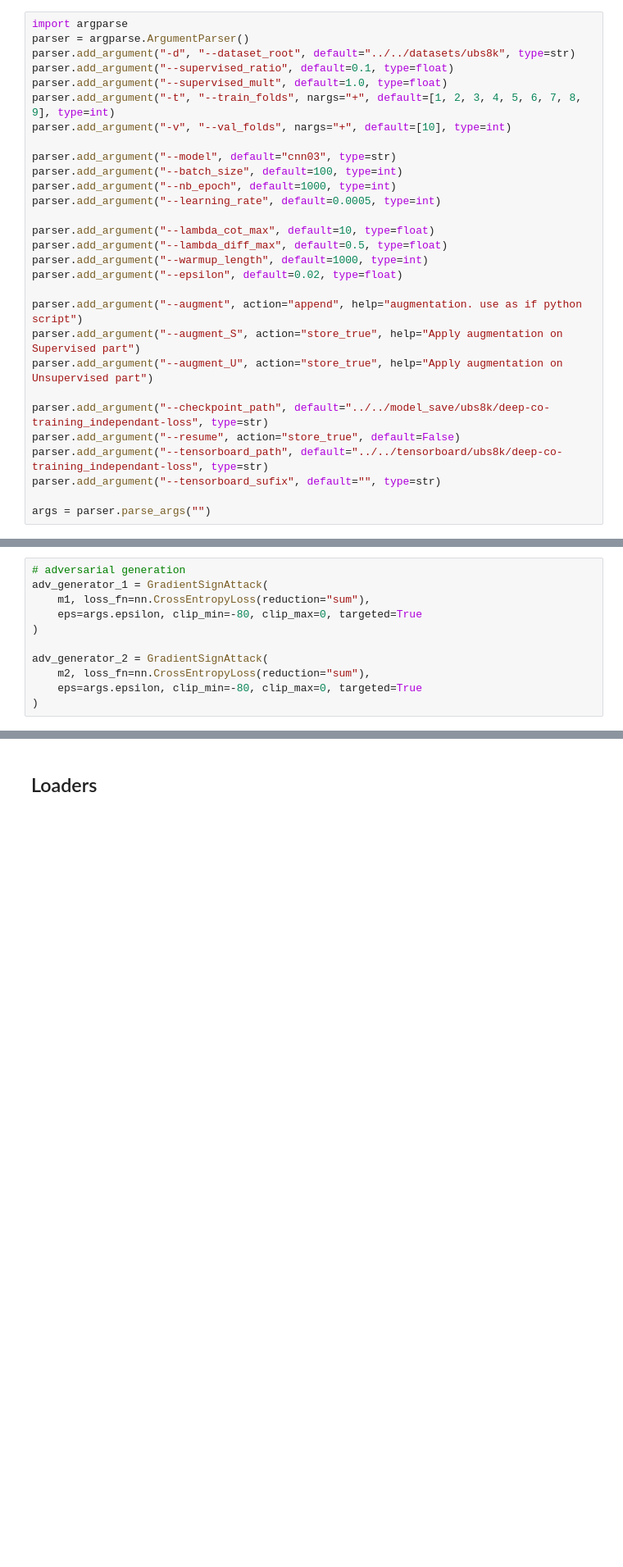
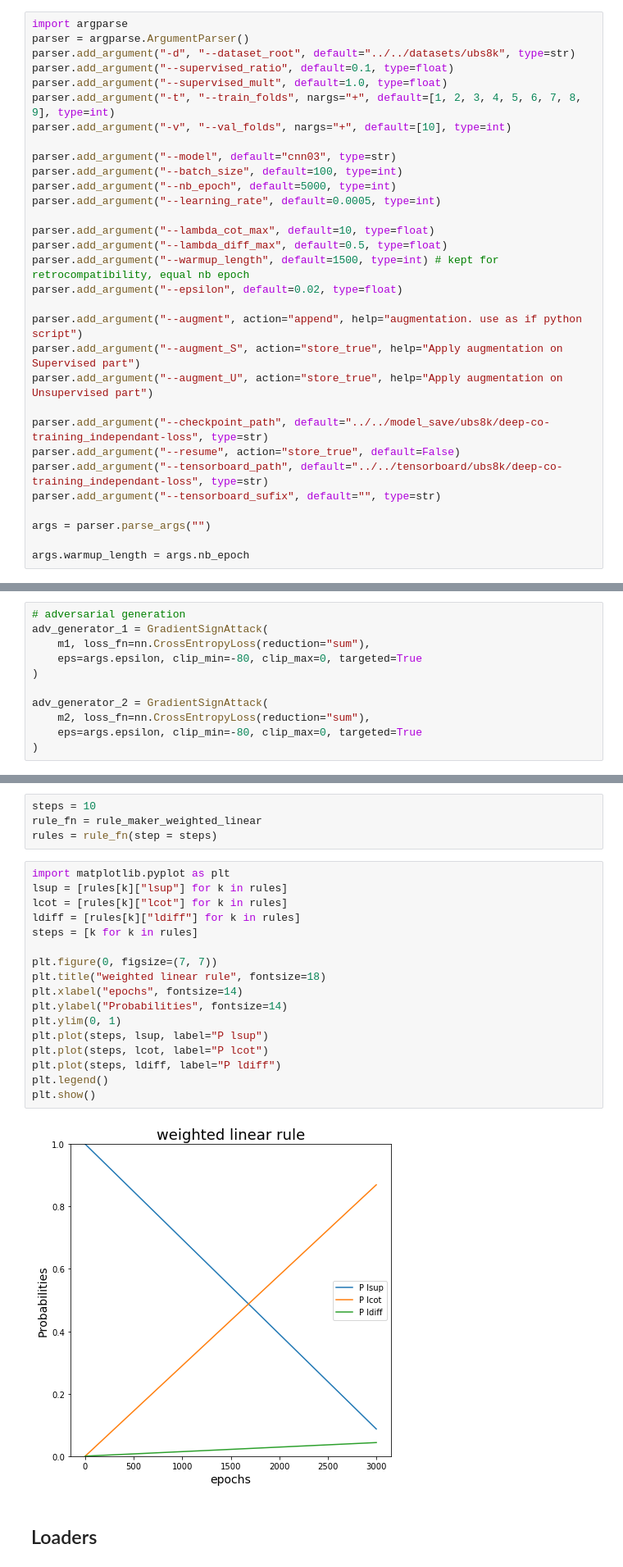
Before and after one commit to lcances/Deep-Co-Training, a Jupyter notebook: UrbanSound8k/notebooks/co-training-independant_loss.ipynb, the cells around one changed output, grey strips where cells are left out. Shown: that part at 82% size. Cells and saved outputs as stored; diff of their text form; blank space fills up the shorter version.

```diff
--- a/UrbanSound8k/notebooks/co-training-independant_loss.ipynb
+++ b/UrbanSound8k/notebooks/co-training-independant_loss.ipynb
@@ -47,12 +44,12 @@ parser.add_argument("-v", "--val_folds", nargs="+", default=[10], type=int)
 
 parser.add_argument("--model", default="cnn03", type=str)
 parser.add_argument("--batch_size", default=100, type=int)
-parser.add_argument("--nb_epoch", default=1000, type=int)
+parser.add_argument("--nb_epoch", default=5000, type=int)
 parser.add_argument("--learning_rate", default=0.0005, type=int)
 
 parser.add_argument("--lambda_cot_max", default=10, type=float)
 parser.add_argument("--lambda_diff_max", default=0.5, type=float)
-parser.add_argument("--warmup_length", default=1000, type=int)
+parser.add_argument("--warmup_length", default=1500, type=int) # kept for retrocompatibility, equal nb epoch
 parser.add_argument("--epsilon", default=0.02, type=float)
 
 parser.add_argument("--augment", action="append", help="augmentation. use as if python script")
@@ -65,6 +62,8 @@ parser.add_argument("--tensorboard_path", default="../../tensorboard/ubs8k/deep-
 parser.add_argument("--tensorboard_sufix", default="", type=str)
 
 args = parser.parse_args("")
+
+args.warmup_length = args.nb_epoch
 # %% [markdown]
 ## Prepare the dataset
 # %%
@@ -107,3 +310,26 @@ adv_generator_2 = GradientSignAttack(
+# %%
+steps = 10
+rule_fn = rule_maker_weighted_linear
+rules = rule_fn(step = steps)
+# %%
+import matplotlib.pyplot as plt
+lsup = [rules[k]["lsup"] for k in rules]
+lcot = [rules[k]["lcot"] for k in rules]
+ldiff = [rules[k]["ldiff"] for k in rules]
+steps = [k for k in rules]
+
+plt.figure(0, figsize=(7, 7))
+plt.title("weighted linear rule", fontsize=18)
+plt.xlabel("epochs", fontsize=14)
+plt.ylabel("Probabilities", fontsize=14)
+plt.ylim(0, 1)
+plt.plot(steps, lsup, label="P lsup")
+plt.plot(steps, lcot, label="P lcot")
+plt.plot(steps, ldiff, label="P ldiff")
+plt.legend()
+plt.show()
+# %% [output]
+[figure, added]
 # %% [markdown]
 ## Loaders
 # %%
```
Also changed, not shown: parts of 10 cells of this notebook, 2 other files.
